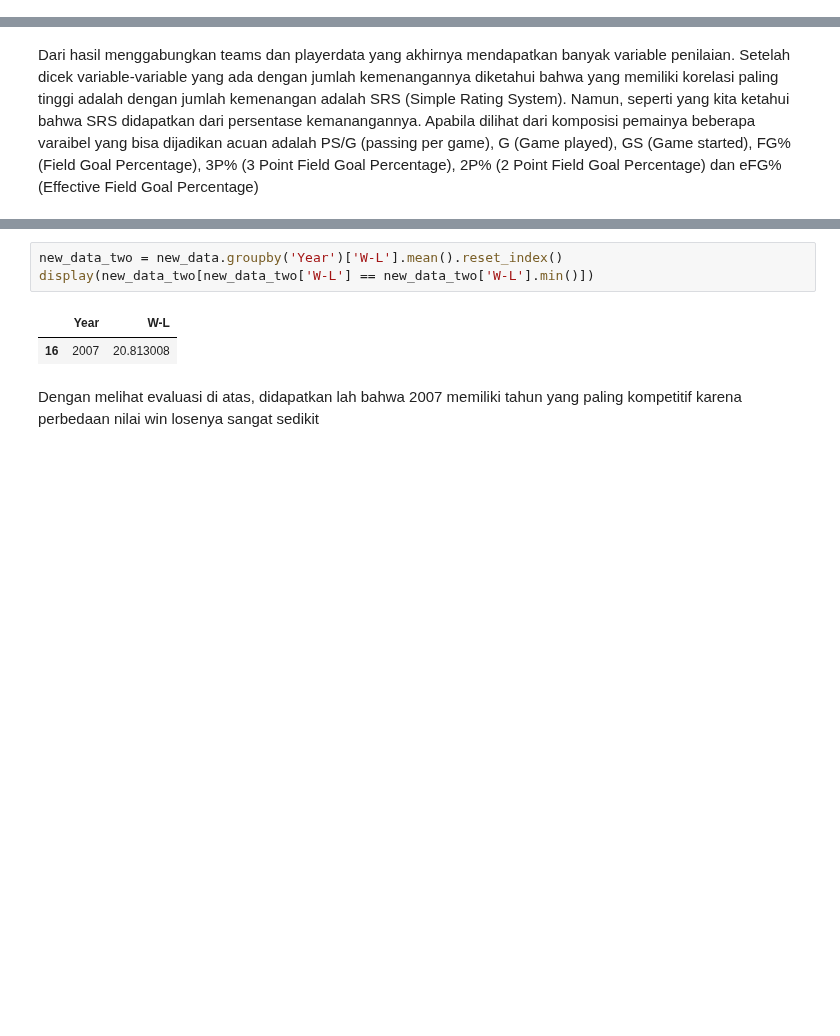
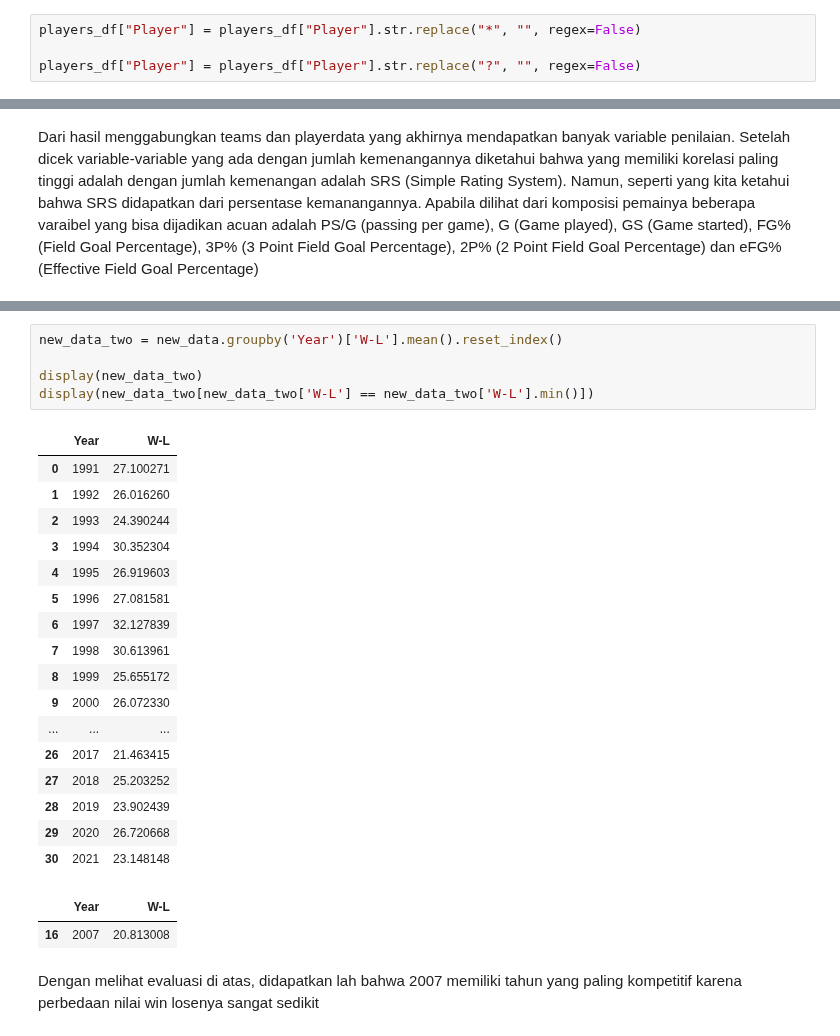
Before and after one commit to akmalgomal3/nba-kasddead, a Jupyter notebook: dataset-insight.ipynb, the cells around one changed output, grey strips where cells are left out. Cells and saved outputs as stored; diff of their text form; blank space fills up the shorter version.

```diff
--- a/dataset-insight.ipynb
+++ b/dataset-insight.ipynb
@@ -317,6 +317,10 @@ wrong_value
 # %% [output]
 |  | Rk | Player | Pos | Age | Tm | G | GS | MP | FG | FGA | ... | ... |
 0 rows × 31 columns
+# %%
+players_df["Player"] = players_df["Player"].str.replace("*", "", regex=False)
+
+players_df["Player"] = players_df["Player"].str.replace("?", "", regex=False)
 # %% [markdown]
 Dataset salaries
 # %%
@@ -762,9 +767,28 @@ Name: W-L, Length: 906, dtype: float64
 # %%
 new_data_two = new_data.groupby('Year')['W-L'].mean().reset_index()
+
+display(new_data_two)
 display(new_data_two[new_data_two['W-L'] == new_data_two['W-L'].min()])
 # %% [output]
 |  | Year | W-L |
-| 16 | 2007 | 20.813008 |
+| 0 | 1991 | 27.100271 |
+| 1 | 1992 | 26.016260 |
+| 2 | 1993 | 24.390244 |
+| 3 | 1994 | 30.352304 |
+| 4 | 1995 | 26.919603 |
+| 5 | 1996 | 27.081581 |
+| 6 | 1997 | 32.127839 |
+| 7 | 1998 | 30.613961 |
+| 8 | 1999 | 25.655172 |
+| 9 | 2000 | 26.072330 |
+| ... | ... | ... |
+| 26 | 2017 | 21.463415 |
+| 27 | 2018 | 25.203252 |
+| 28 | 2019 | 23.902439 |
+| 29 | 2020 | 26.720668 |
+| 30 | 2021 | 23.148148 |
+|  | Year | W-L |
+| 16 | 2007 | 20.813008 |
 # %% [markdown]
 Dengan melihat evaluasi di atas, didapatkan lah bahwa 2007 memiliki tahun yang paling kompetitif karena perbedaan nilai win losenya sangat sedikit
 # %%
```
Also changed, not shown: parts of 3 cells of this notebook.
